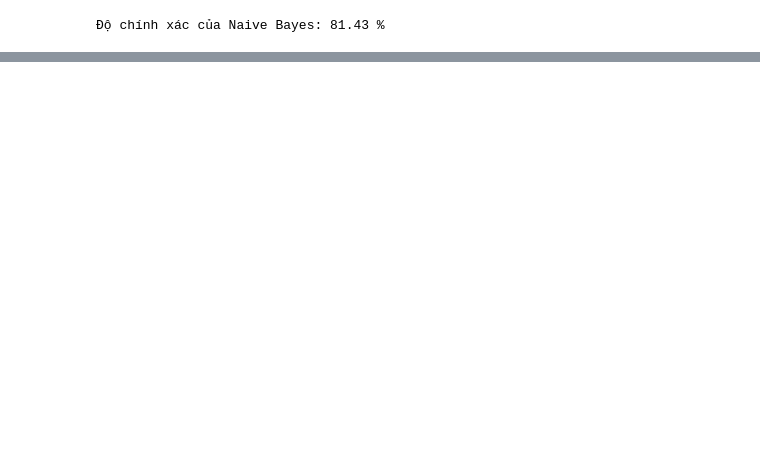
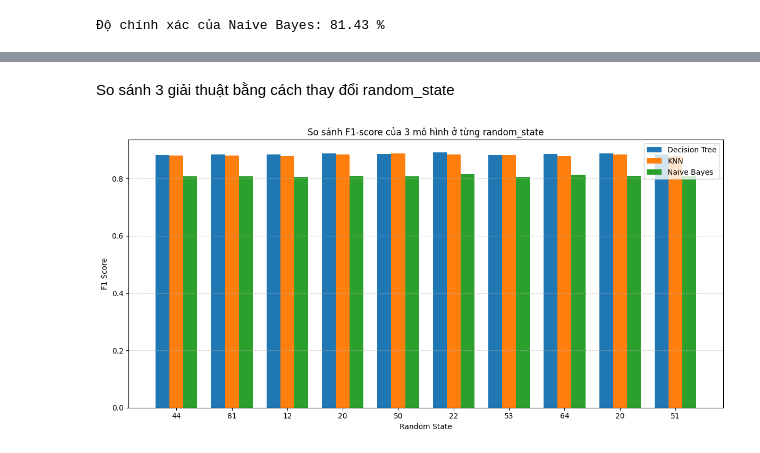
Before and after one commit to hoanle123564/MHUD_Nhom_10, a Jupyter notebook: magic_gamma.ipynb, the cells around one changed output, grey strips where cells are left out. Drawn from its saved outputs; the diff is of its cells as text; code cells hidden in the pictures; blank space fills up the shorter version.

```diff
--- a/magic_gamma.ipynb
+++ b/magic_gamma.ipynb
@@ -253,0 +289,59 @@ plt.show()
+# %% [markdown]
+So sánh 3 giải thuật bằng cách thay đổi random_state
+# %%
+scores = []
+
+random_states = np.random.randint(0, 100, size=10)
+
+for i in random_states:
+    X_train, X_test, y_train, y_test = train_test_split(X_scaled, y, test_size=0.3, random_state=int(i))
+
+    model_DT = DecisionTreeClassifier(
+        max_depth=best_param[0],
+        min_samples_split=best_param[1],
+        min_samples_leaf=best_param[2],
+        random_state=42
+    )
+
+    model_DT.fit(X_train, y_train)
+    y_pred_DT = model_DT.predict(X_test)
+
+    model_KNN = KNeighborsClassifier(n_neighbors=best_k)
+    model_KNN.fit(X_train, y_train)
+    y_pred_KNN = model_KNN.predict(X_test)
+
+    model_NB = GaussianNB()
+    model_NB.fit(X_train, y_train)
+    y_pred_NB = model_NB.predict(X_test)
+
+
+    f1_DT = f1_score(y_test, y_pred_DT)
+    f1_KNN = f1_score(y_test, y_pred_KNN)
+    f1_NB = f1_score(y_test, y_pred_NB)
+
+    scores.append([f1_DT, f1_KNN, f1_NB])
+
+
+scores = np.array(scores)
+
+x = np.arange(len(random_states))
+width = 0.25
+
+plt.figure(figsize=(12, 6))
+
+plt.bar(x - width, scores[:, 0], width, label="Decision Tree")
+plt.bar(x,         scores[:, 1], width, label="KNN")
+plt.bar(x + width, scores[:, 2], width, label="Naive Bayes")
+
+plt.xticks(x, random_states)
+
+plt.xlabel("Random State")
+plt.ylabel("F1 Score")
+plt.title("So sánh F1-score của 3 mô hình ở từng random_state")
+plt.legend()
+plt.grid(axis='y', linestyle='--', alpha=0.6)
+
+plt.tight_layout()
+plt.show()
+# %% [output]
+[figure, added]
```
Also changed, not shown: parts of 11 cells of this notebook.
